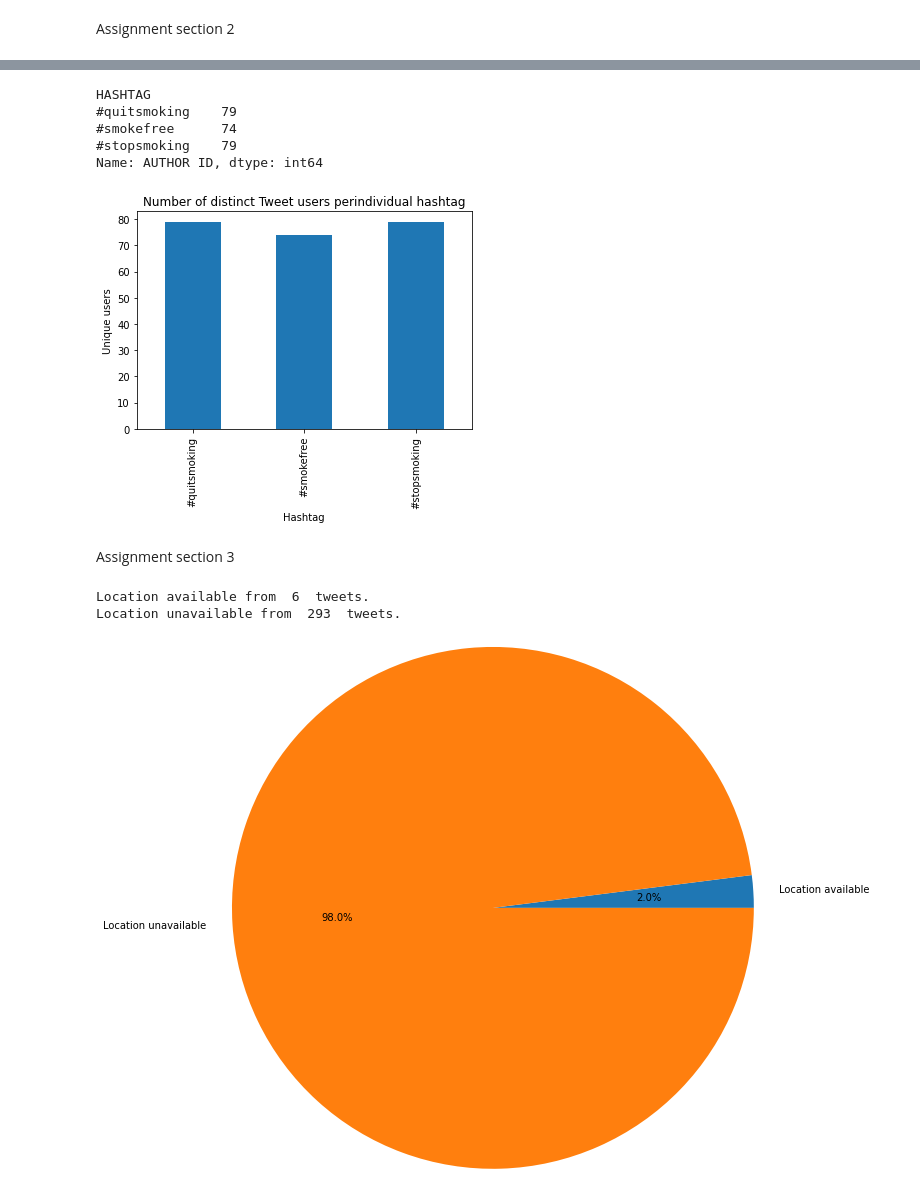
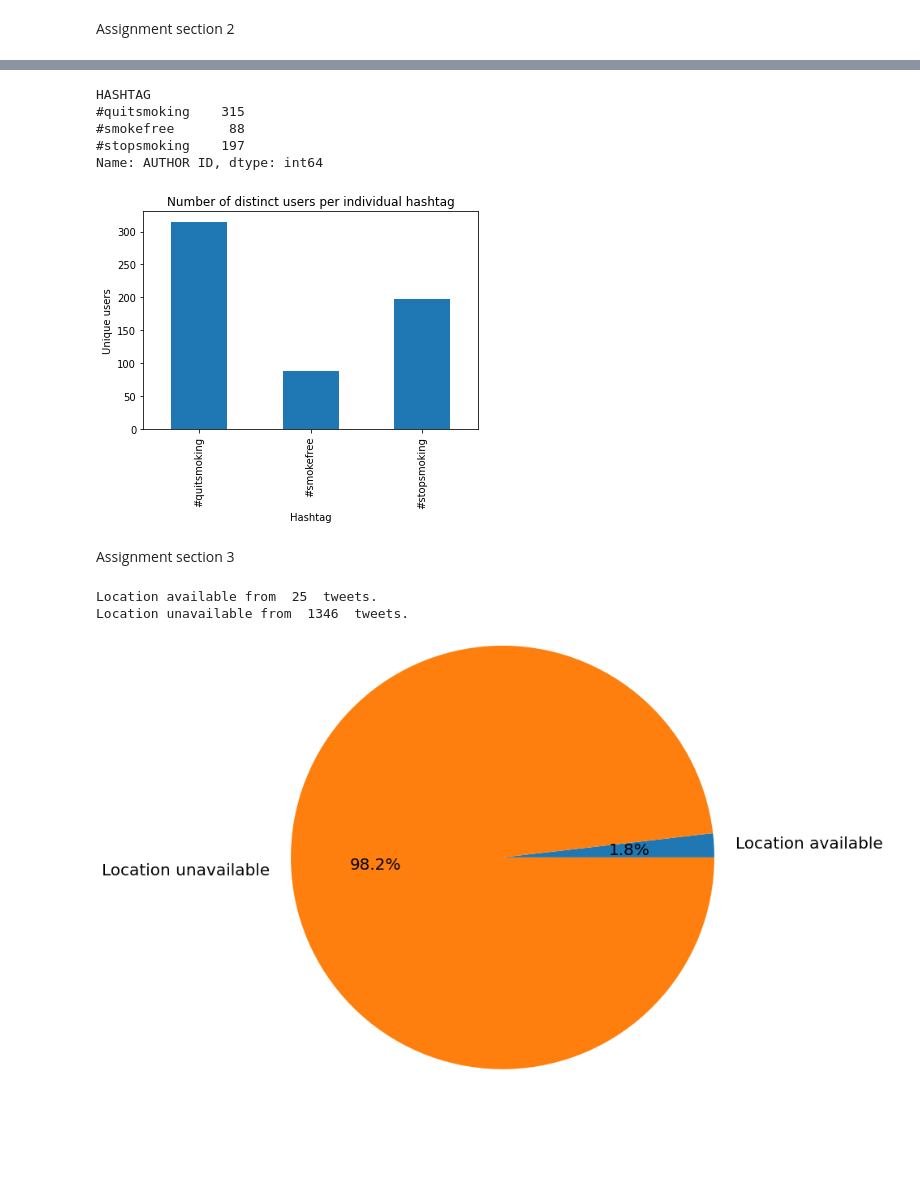
Before and after one commit to pahiz/sna-project, a Jupyter notebook: histograms.ipynb, the cells around one changed output, grey strips where cells are left out. Saved outputs shown, nothing was run; the diff lists cells and outputs as text; code cells hidden in the pictures; blank space fills up the shorter version.

Commit message:
Update lang pie -chart and use 1500 row db

```diff
--- a/histograms.ipynb
+++ b/histograms.ipynb
@@ -5,7 +5,7 @@ import pandas as pd
 import numpy as np
 # %%
 # read values feom excel database
-xlsx_path = 'tweets_database.xlsx'
+xlsx_path = 'tweets_database_1500.xlsx'
 data = pd.read_excel(xlsx_path)
 # %% [markdown]
 Assignment section 2
@@ -29,28 +29,28 @@ Name: HASHTAG, dtype: int64
 data.groupby('HASHTAG')['AUTHOR ID'].nunique().plot.bar()
 print(data.groupby('HASHTAG')['AUTHOR ID'].nunique())
 # naming
-plt.title("Number of distinct Tweet users perindividual hashtag")
+plt.title("Number of distinct users per individual hashtag")
 plt.xlabel("Hashtag")
 plt.ylabel("Unique users")
 plt.show()
 # %% [output]
 HASHTAG
-#quitsmoking    79
-#smokefree      74
-#stopsmoking    79
+#quitsmoking    315
+#smokefree       88
+#stopsmoking    197
 Name: AUTHOR ID, dtype: int64
-[figure, old version]
+[figure, new version]
 # %% [markdown]
 Assignment section 3
 # %%
 # percentage of tweets with location available
 available_and_hidden_counts = [data.LOCATION.count(), data.LOCATION.isna().sum()]
 print("Location available from ", data.LOCATION.count(), " tweets.")
 print("Location unavailable from ", data.LOCATION.isna().sum(), " tweets.")
 titles = ["Location available", "Location unavailable"]
-plt.pie(available_and_hidden_counts, labels = titles, autopct='%1.1f%%', radius=3)
+plt.pie(available_and_hidden_counts, labels = titles, autopct='%1.1f%%', radius=3, textprops={"fontsize":20})
 plt.show()
 # %% [output]
-Location available from  6  tweets.
-Location unavailable from  293  tweets.
+Location available from  25  tweets.
+Location unavailable from  1346  tweets.
-[figure, old version]
+[figure, new version]
```
Also changed, not shown: parts of 3 cells of this notebook.
